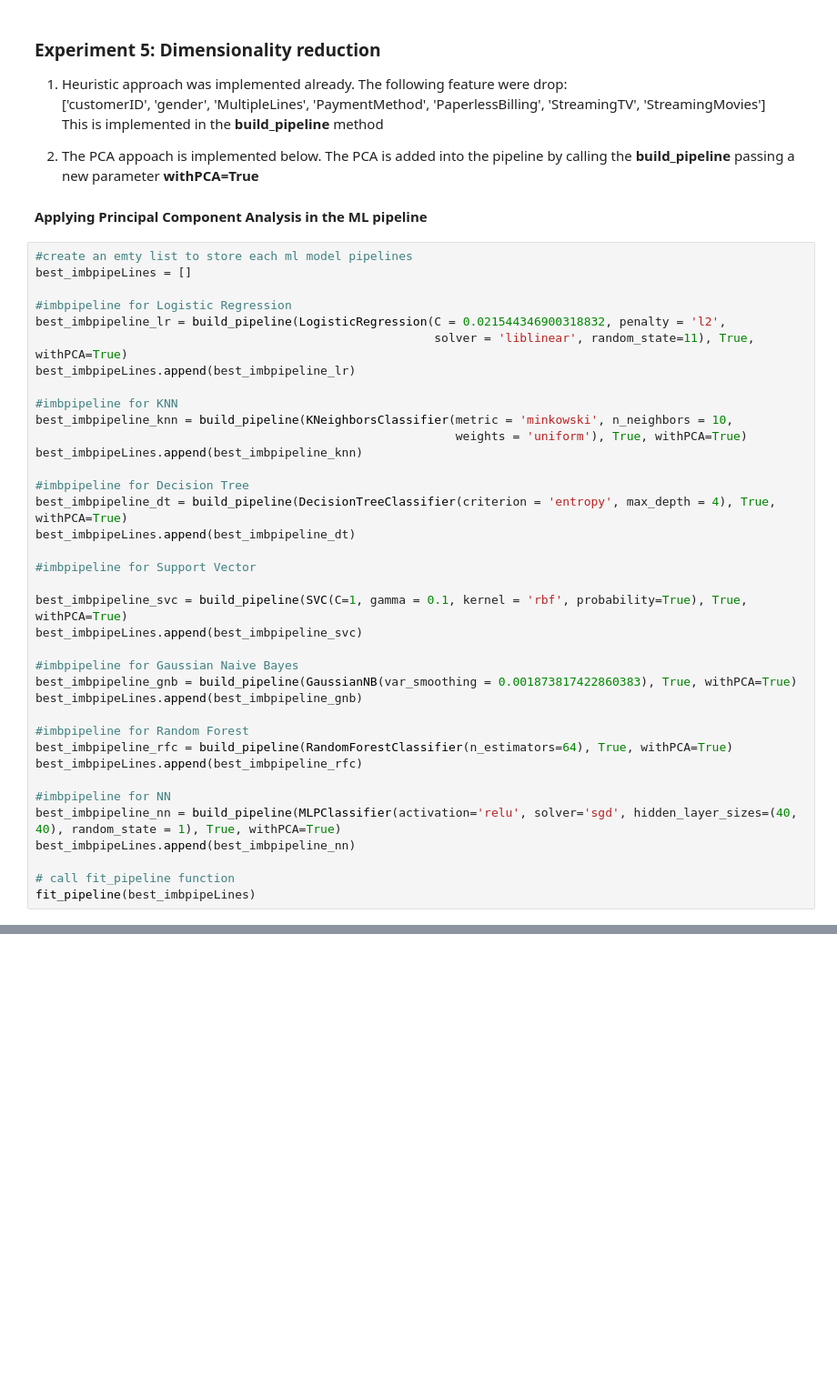
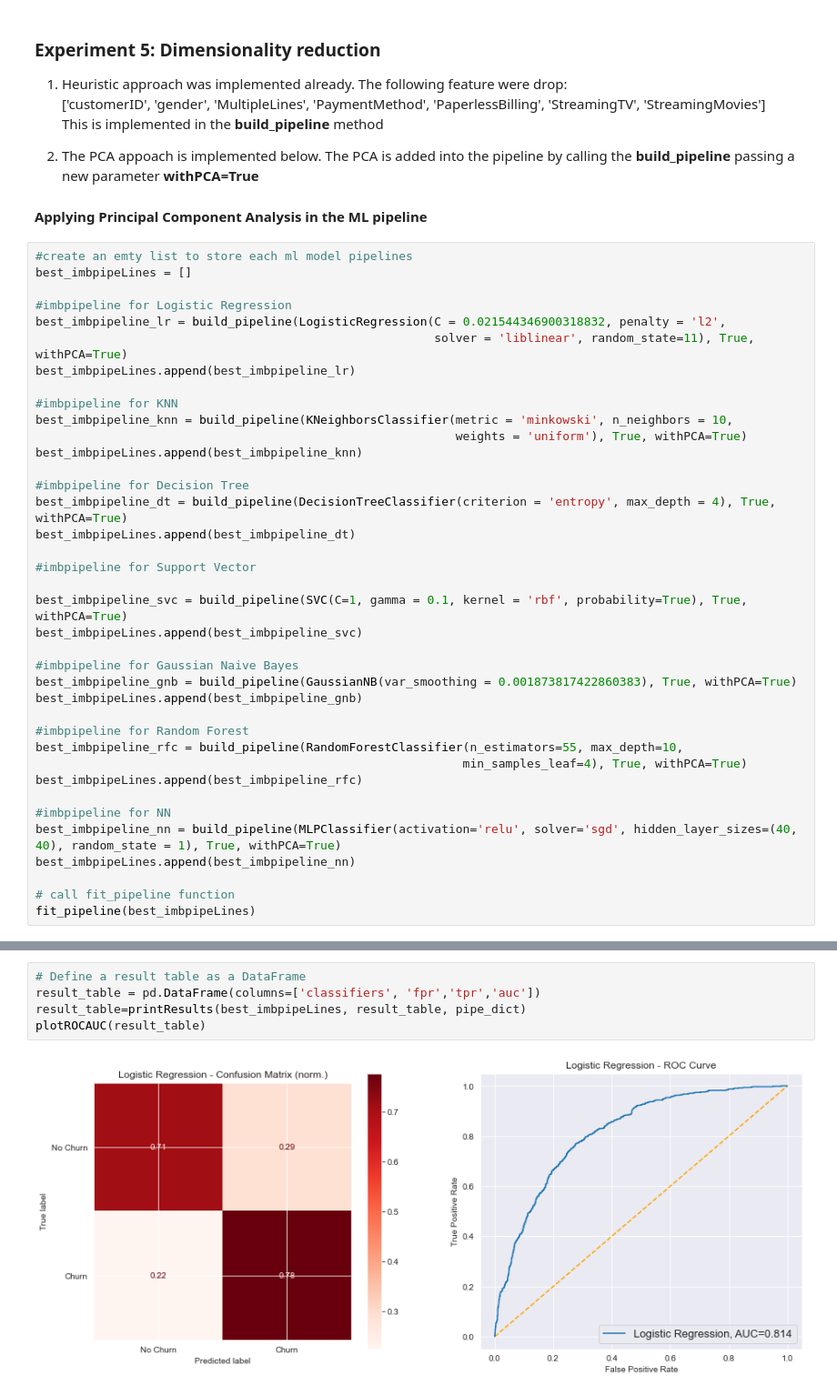
Before and after one commit to carlmaps/MLClassification, a Jupyter notebook: EDA Telco Customer Churn.ipynb, the cells around one changed output, grey strips where cells are left out. Shown at 91% size. Drawn from its saved outputs; the diff is of its cells as text; blank space fills up the shorter version.

```diff
--- a/EDA Telco Customer Churn.ipynb
+++ b/EDA Telco Customer Churn.ipynb
@@ -1168,7 +1290,8 @@ best_imbpipeline_gnb = build_pipeline(GaussianNB(var_smoothing = 0.0018738174228
 best_imbpipeLines.append(best_imbpipeline_gnb)
 
 #imbpipeline for Random Forest
-best_imbpipeline_rfc = build_pipeline(RandomForestClassifier(n_estimators=64), True, withPCA=True)
+best_imbpipeline_rfc = build_pipeline(RandomForestClassifier(n_estimators=55, max_depth=10,
+                                                            min_samples_leaf=4), True, withPCA=True)
 best_imbpipeLines.append(best_imbpipeline_rfc)
 
 #imbpipeline for NN
@@ -1179,0 +1305,7 @@ fit_pipeline(best_imbpipeLines)
+# %%
+# Define a result table as a DataFrame
+result_table = pd.DataFrame(columns=['classifiers', 'fpr','tpr','auc'])
+result_table=printResults(best_imbpipeLines, result_table, pipe_dict)
+plotROCAUC(result_table)
+# %% [output]
+[figure, added]
```
Also changed, not shown: parts of 20 cells of this notebook.
